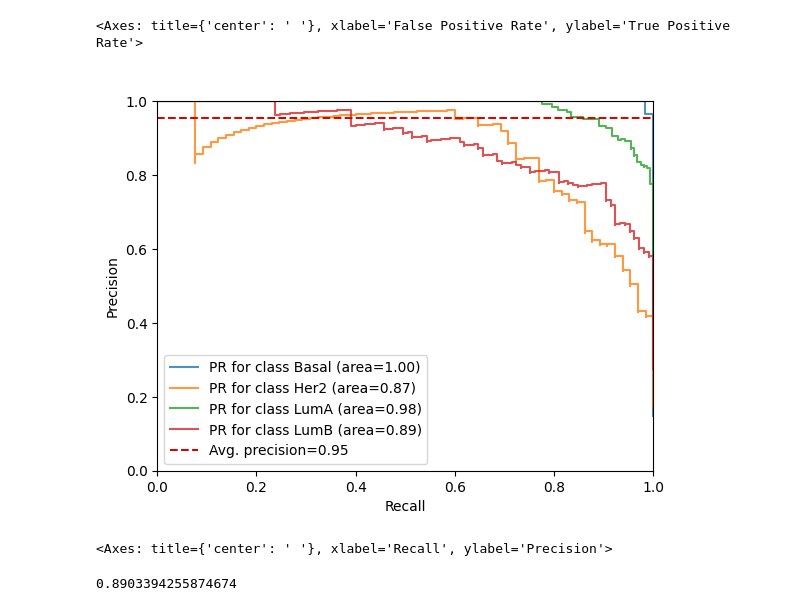
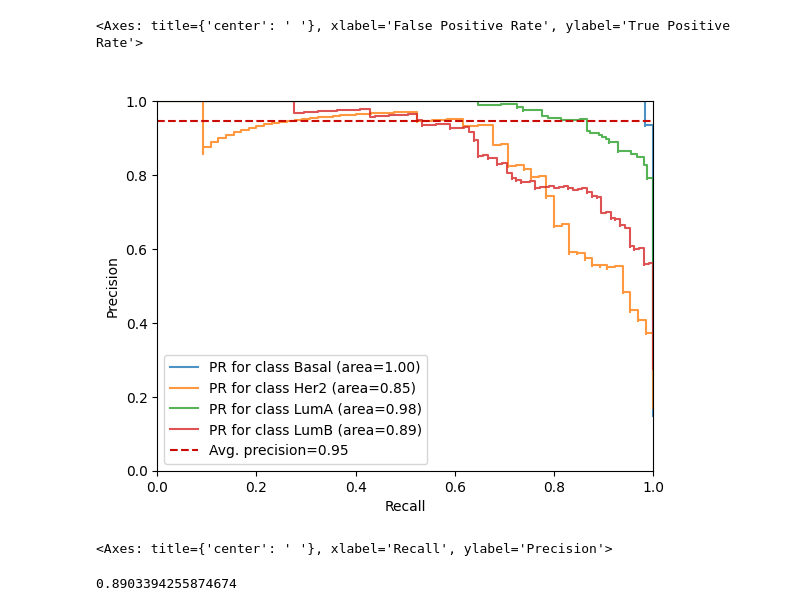
Before and after one commit to jeong2624/ML_BRCA-subtype, a Jupyter notebook: External_validation/LR_external_validation.ipynb, the cells around one changed output. Cells and saved outputs as stored; diff of their text form; code cells hidden in the pictures.

```diff
--- a/External_validation/LR_external_validation.ipynb
+++ b/External_validation/LR_external_validation.ipynb
@@ -186,7 +186,7 @@ plt.show()
 plt.rcdefaults()
 visualizer = ROCAUC(model, classes = ["Basal", "Her2", "LumA", "LumB"], macro = True, micro = False, title = " ")
 
-visualizer.fit(X_train, y_train)
+visualizer.fit(X_res, y_res)
 visualizer.score(GSE81538_feature, GSE81538_target)
 visualizer.show()
 # %% [output]
@@ -195,13 +195,13 @@ visualizer.show()
 # %%
 # Precision-Recall curve
 plt.rcdefaults()
 visualizer = PrecisionRecallCurve(model, classes = ["Basal", "Her2", "LumA", "LumB"], micro = True, per_class = True, title = " ")
 
-visualizer.fit(X_train, y_train)
+visualizer.fit(X_res, y_res)
 visualizer.score(GSE81538_feature, GSE81538_target)
 visualizer.show()
 # %% [output]
-[figure, old version]
+[figure, new version]
 <Axes: title={'center': ' '}, xlabel='Recall', ylabel='Precision'>
 # %%
 # accuracy
```
Also changed, not shown: parts of 4 cells of this notebook.
